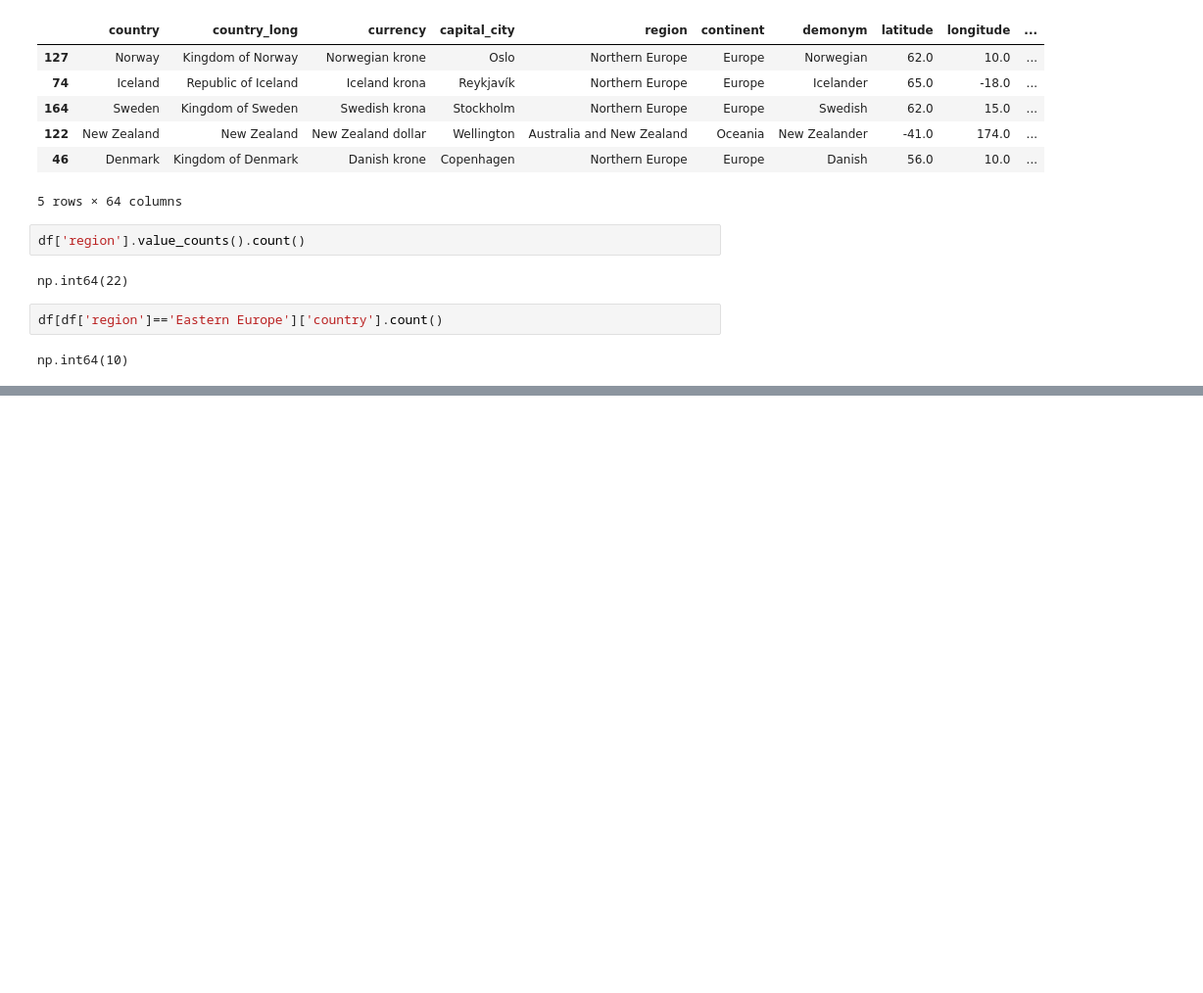
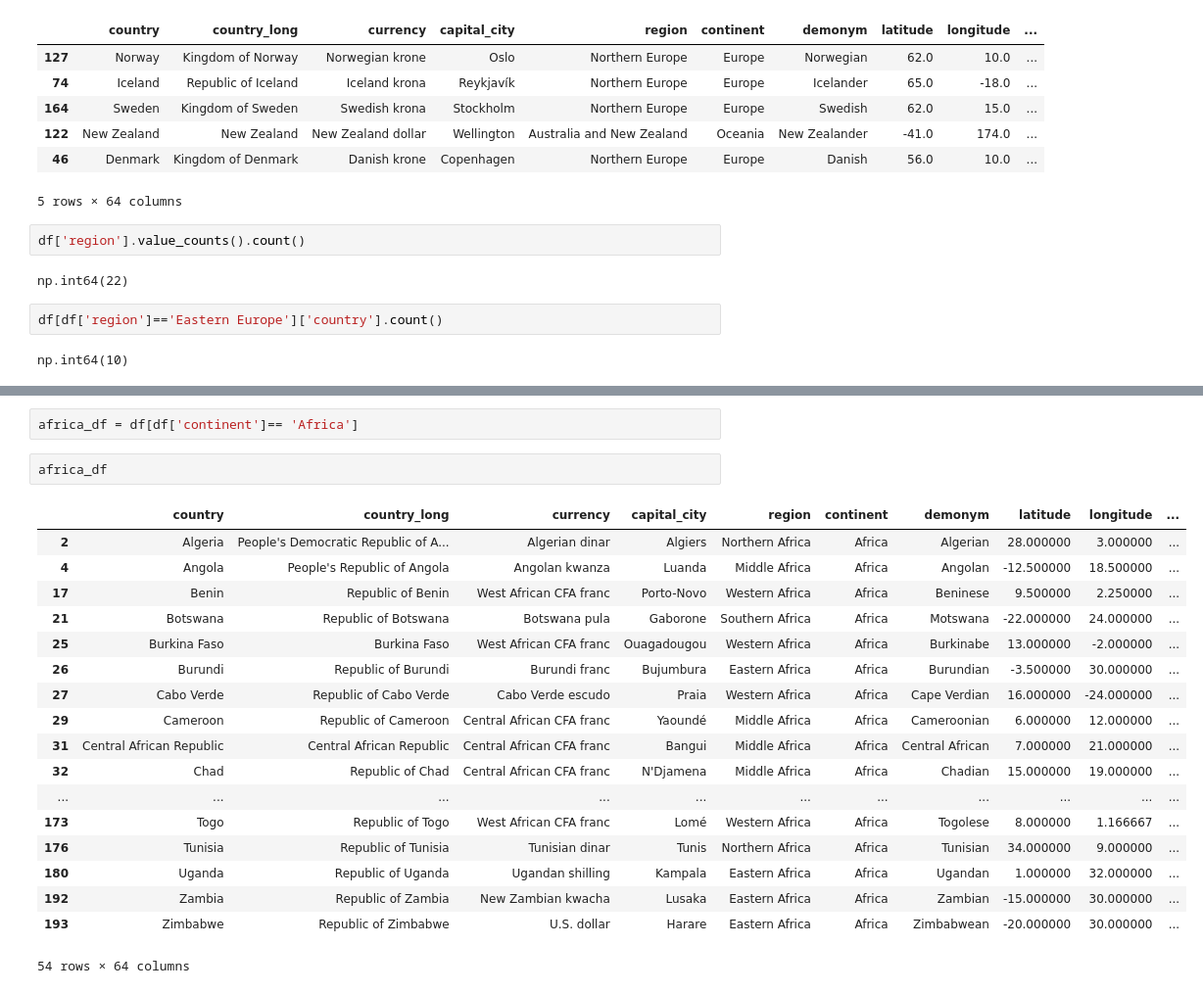
Before and after one commit to madhavr432/prime-batch, a Jupyter notebook: pandas/Countries.ipynb, the cells around one changed output, grey strips where cells are left out. Shown at 98% size. Drawn from its saved outputs; the diff is of its cells as text; blank space fills up the shorter version.

```diff
--- a/pandas/Countries.ipynb
+++ b/pandas/Countries.ipynb
@@ -123,0 +171,23 @@ Error:
+# %%
+africa_df = df[df['continent']== 'Africa']
+# %%
+africa_df
+# %% [output]
+|  | country | country_long | currency | capital_city | region | continent | demonym | latitude | longitude | ... |
+| 2 | Algeria | People's Democratic Republic of A... | Algerian dinar | Algiers | Northern Africa | Africa | Algerian | 28.000000 | 3.000000 | ... |
+| 4 | Angola | People's Republic of Angola | Angolan kwanza | Luanda | Middle Africa | Africa | Angolan | -12.500000 | 18.500000 | ... |
+| 17 | Benin | Republic of Benin | West African CFA franc | Porto-Novo | Western Africa | Africa | Beninese | 9.500000 | 2.250000 | ... |
+| 21 | Botswana | Republic of Botswana | Botswana pula | Gaborone | Southern Africa | Africa | Motswana | -22.000000 | 24.000000 | ... |
+| 25 | Burkina Faso | Burkina Faso | West African CFA franc | Ouagadougou | Western Africa | Africa | Burkinabe | 13.000000 | -2.000000 | ... |
+| 26 | Burundi | Republic of Burundi | Burundi franc | Bujumbura | Eastern Africa | Africa | Burundian | -3.500000 | 30.000000 | ... |
+| 27 | Cabo Verde | Republic of Cabo Verde | Cabo Verde escudo | Praia | Western Africa | Africa | Cape Verdian | 16.000000 | -24.000000 | ... |
+| 29 | Cameroon | Republic of Cameroon | Central African CFA franc | Yaoundé | Middle Africa | Africa | Cameroonian | 6.000000 | 12.000000 | ... |
+| 31 | Central African Republic | Central African Republic | Central African CFA franc | Bangui | Middle Africa | Africa | Central African | 7.000000 | 21.000000 | ... |
+| 32 | Chad | Republic of Chad | Central African CFA franc | N'Djamena | Middle Africa | Africa | Chadian | 15.000000 | 19.000000 | ... |
+| ... | ... | ... | ... | ... | ... | ... | ... | ... | ... | ... |
+| 173 | Togo | Republic of Togo | West African CFA franc | Lomé | Western Africa | Africa | Togolese | 8.000000 | 1.166667 | ... |
+| 176 | Tunisia | Republic of Tunisia | Tunisian dinar | Tunis | Northern Africa | Africa | Tunisian | 34.000000 | 9.000000 | ... |
+| 180 | Uganda | Republic of Uganda | Ugandan shilling | Kampala | Eastern Africa | Africa | Ugandan | 1.000000 | 32.000000 | ... |
+| 192 | Zambia | Republic of Zambia | New Zambian kwacha | Lusaka | Eastern Africa | Africa | Zambian | -15.000000 | 30.000000 | ... |
+| 193 | Zimbabwe | Republic of Zimbabwe | U.S. dollar | Harare | Eastern Africa | Africa | Zimbabwean | -20.000000 | 30.000000 | ... |
+54 rows × 64 columns
```
Also changed, not shown: parts of 6 cells of this notebook.
